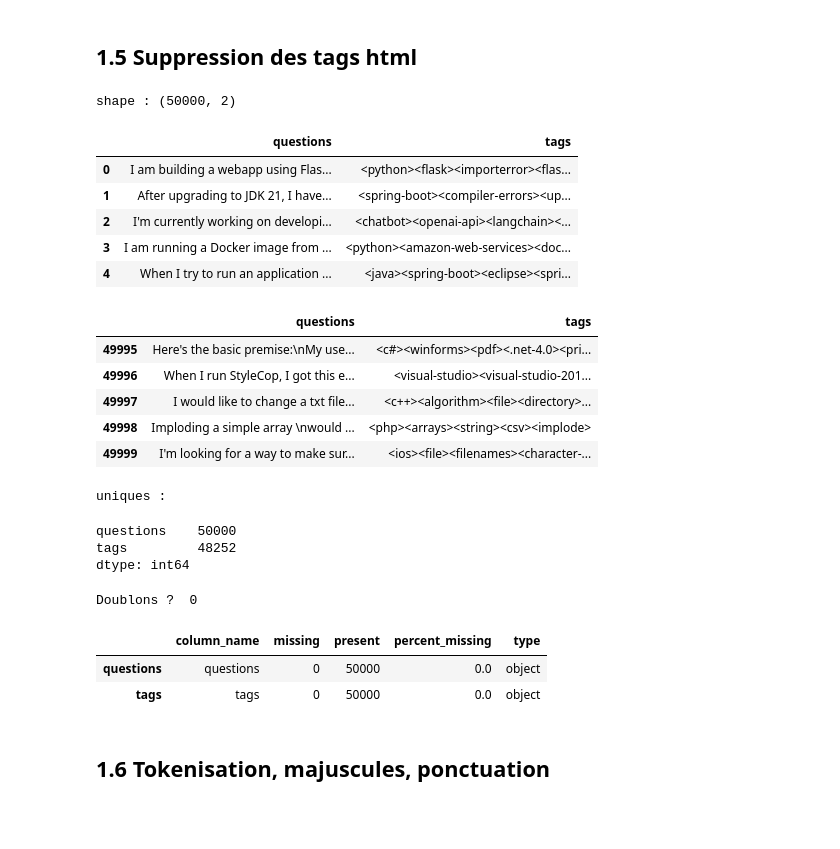
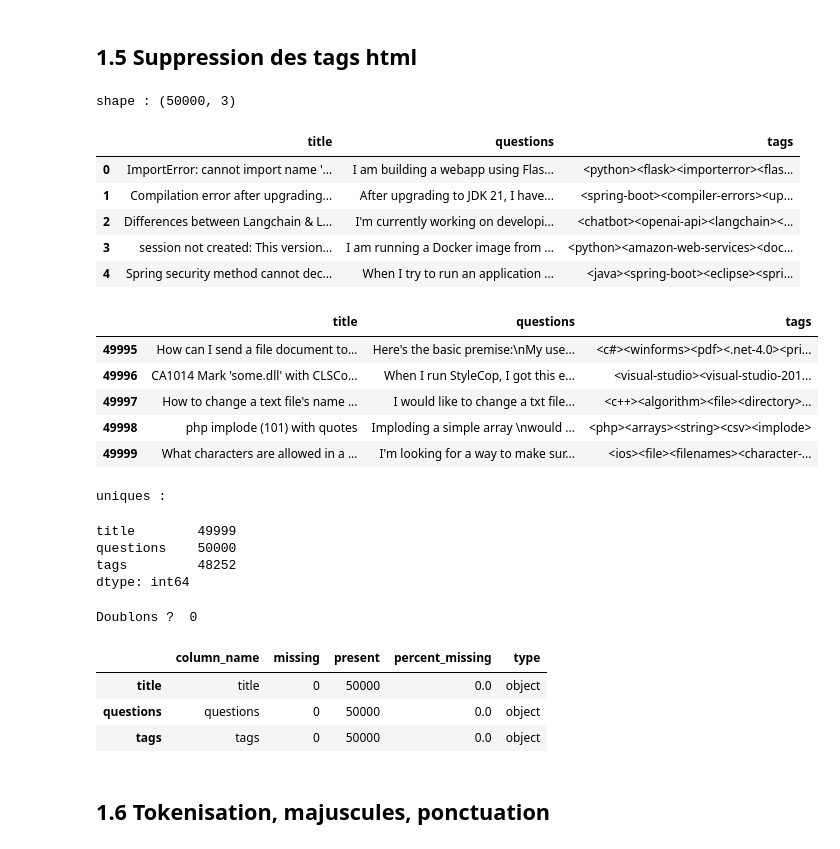
Before and after one commit to Kiwinokoto/ML_student, a Jupyter notebook: notebooks/Oudelet_Kevin_1_notebook_exploration_271123.ipynb, the cells around one changed output. Saved outputs shown, nothing was run; the diff lists cells and outputs as text; code cells hidden in the pictures; blank space fills up the shorter version.

Commit message:
pandarallel

```diff
--- a/notebooks/Oudelet_Kevin_1_notebook_exploration_271123.ipynb
+++ b/notebooks/Oudelet_Kevin_1_notebook_exploration_271123.ipynb
@@ -611,40 +567,55 @@ raw_data.describe()
 | max | 7.721511e+07 | 27153.000000 | 1.063924e+07 | 1.000000 | 87.000000 | 2023-10-02 11:07:45 |
 | std | 1.687404e+07 | 168.429881 | 1.424566e+05 | 0.009112 | 4.622519 | NaN |
 # %%
-raw_questions_tags = raw_data[['Body', 'Tags']].copy()
+raw_questions_tags = raw_data[['Title', 'Body', 'Tags']].copy()
 
 # Rename columns
-raw_questions_tags = raw_questions_tags.rename(columns={'Body': 'questions', 'Tags': 'tags'})
+raw_questions_tags = raw_questions_tags.rename(columns={'Title': 'title',
+                                                        'Body': 'questions',
+                                                        'Tags': 'tags'})
 # %% [markdown]
 ## 1.5 Suppression des tags html
+# %%
+raw_questions_tags['questions'] = raw_questions_tags['questions'].parallel_apply(
+    lambda x: BeautifulSoup(x, 'html.parser').get_text())
+
+quick_look(raw_questions_tags)
+
+# environ 25s sans pandarallel -> 5-7s sur 6 cores
+# pandarallel adopté !
+# %% [output]
+shape : (50000, 3)
+|  | title | questions | tags |
+| 0 | ImportError: cannot import name '... | I am building a webapp using Flas... | <python><flask><importerror><flas... |
+| 1 | Compilation error after upgrading... | After upgrading to JDK 21, I have... | <spring-boot><compiler-errors><up... |
+| 2 | Differences between Langchain & L... | I'm currently working on developi... | <chatbot><openai-api><langchain><... |
+| 3 | session not created: This version... | I am running a Docker image from ... | <python><amazon-web-services><doc... |
+| 4 | Spring security method cannot dec... | When I try to run an application ... | <java><spring-boot><eclipse><spri... |
+|  | title | questions | tags |
+| 49995 | How can I send a file document to... | Here's the basic premise:\nMy use... | <c#><winforms><pdf><.net-4.0><pri... |
+| 49996 | CA1014 Mark 'some.dll' with CLSCo... | When I run StyleCop, I got this e... | <visual-studio><visual-studio-201... |
+| 49997 | How to change a text file's name ... | I would like to change a txt file... | <c++><algorithm><file><directory>... |
+| 49998 | php implode (101) with quotes | Imploding a simple array \nwould ... | <php><arrays><string><csv><implode> |
+| 49999 | What characters are allowed in a ... | I'm looking for a way to make sur... | <ios><file><filenames><character-... |
+uniques :
+title        49999
+questions    50000
+tags         48252
+dtype: int64
+Doublons ?  0
+|  | column_name | missing | present | percent_missing | type |
+| title | title | 0 | 50000 | 0.0 | object |
+| questions | questions | 0 | 50000 | 0.0 | object |
+| tags | tags | 0 | 50000 | 0.0 | object |
 # %%
-raw_questions_tags['questions'] = raw_questions_tags['questions'].apply(lambda x: BeautifulSoup(x, 'html.parser').get_text())
+# Je ne vois pas de balises dans les titres
+# mais j'avoue je n'ai pas lu les 50 000 titres, donc au cas où :
+
+raw_questions_tags['title'] = raw_questions_tags['title'].parallel_apply(
+    lambda x: BeautifulSoup(x, 'html.parser').get_text())
+
 # Le warning n'a pas d'importance ici : du texte qui ne contient pas de tags html
 # n'est pas modifié par BeautifulSoup.get_text()
-
-quick_look(raw_questions_tags)
-# %% [output]
-shape : (50000, 2)
-|  | questions | tags |
-| 0 | I am building a webapp using Flas... | <python><flask><importerror><flas... |
-| 1 | After upgrading to JDK 21, I have... | <spring-boot><compiler-errors><up... |
-| 2 | I'm currently working on developi... | <chatbot><openai-api><langchain><... |
-| 3 | I am running a Docker image from ... | <python><amazon-web-services><doc... |
-| 4 | When I try to run an application ... | <java><spring-boot><eclipse><spri... |
-|  | questions | tags |
-| 49995 | Here's the basic premise:\nMy use... | <c#><winforms><pdf><.net-4.0><pri... |
-| 49996 | When I run StyleCop, I got this e... | <visual-studio><visual-studio-201... |
-| 49997 | I would like to change a txt file... | <c++><algorithm><file><directory>... |
-| 49998 | Imploding a simple array \nwould ... | <php><arrays><string><csv><implode> |
-| 49999 | I'm looking for a way to make sur... | <ios><file><filenames><character-... |
-uniques :
-questions    50000
-tags         48252
-dtype: int64
-Doublons ?  0
-|  | column_name | missing | present | percent_missing | type |
-| questions | questions | 0 | 50000 | 0.0 | object |
-| tags | tags | 0 | 50000 | 0.0 | object |
 # %% [markdown]
 ## 1.6 Tokenisation, majuscules, ponctuation
 # %%
```
Also changed, not shown: parts of 21 cells of this notebook, 1 other file.
